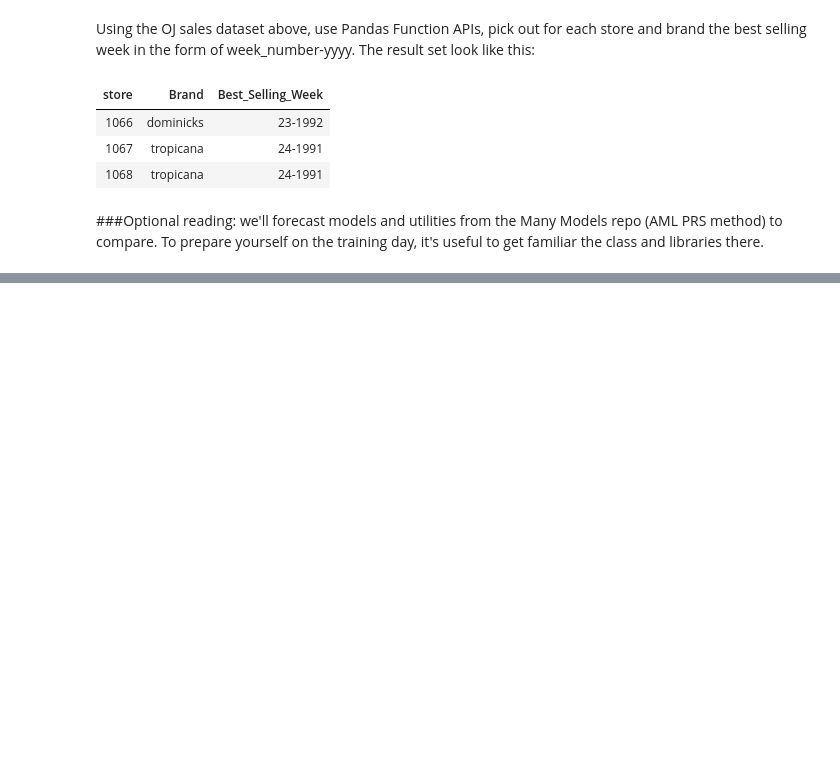
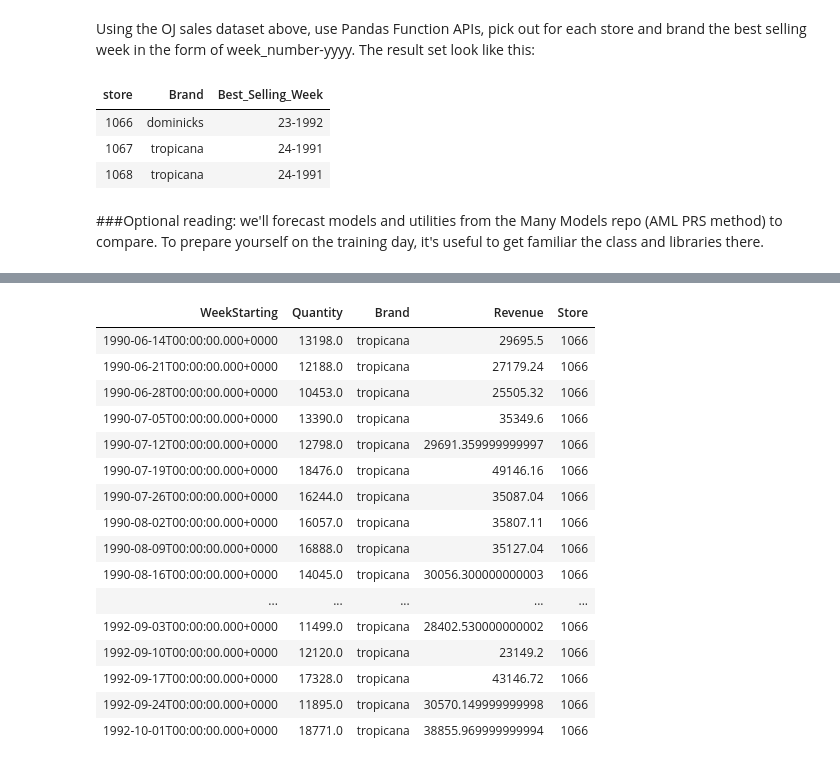
Before and after one commit to james-tn/Many-Models, a Jupyter notebook: code/many_models_spark.ipynb, the cells around one changed output, grey strips where cells are left out. Saved outputs shown, nothing was run; the diff lists cells and outputs as text; code cells hidden in the pictures; blank space fills up the shorter version.

Commit message:
Update training content

```diff
--- a/code/many_models_spark.ipynb
+++ b/code/many_models_spark.ipynb
@@ -70,0 +101,4 @@ https://github.com/microsoft/solution-accelerator-many-models/blob/master/Custom
+# %%
+#Getting data
+import pandas as pd
+train_data_df = spark.sql("select to_timestamp(WeekStarting) WeekStarting, float(Quantity), Brand,Revenue, Store from OJ_Sales_Data where Store = '1066' and Brand ='tropicana'").toPandas()
@@ -70,0 +107,20 @@ https://github.com/microsoft/solution-accelerator-many-models/blob/master/Custom
+# %%
+display(train_data_df)
+# %% [output]
+| WeekStarting | Quantity | Brand | Revenue | Store |
+| 1990-06-14T00:00:00.000+0000 | 13198.0 | tropicana | 29695.5 | 1066 |
+| 1990-06-21T00:00:00.000+0000 | 12188.0 | tropicana | 27179.24 | 1066 |
+| 1990-06-28T00:00:00.000+0000 | 10453.0 | tropicana | 25505.32 | 1066 |
+| 1990-07-05T00:00:00.000+0000 | 13390.0 | tropicana | 35349.6 | 1066 |
+| 1990-07-12T00:00:00.000+0000 | 12798.0 | tropicana | 29691.359999999997 | 1066 |
+| 1990-07-19T00:00:00.000+0000 | 18476.0 | tropicana | 49146.16 | 1066 |
+| 1990-07-26T00:00:00.000+0000 | 16244.0 | tropicana | 35087.04 | 1066 |
+| 1990-08-02T00:00:00.000+0000 | 16057.0 | tropicana | 35807.11 | 1066 |
+| 1990-08-09T00:00:00.000+0000 | 16888.0 | tropicana | 35127.04 | 1066 |
+| 1990-08-16T00:00:00.000+0000 | 14045.0 | tropicana | 30056.300000000003 | 1066 |
+| ... | ... | ... | ... | ... |
+| 1992-09-03T00:00:00.000+0000 | 11499.0 | tropicana | 28402.530000000002 | 1066 |
+| 1992-09-10T00:00:00.000+0000 | 12120.0 | tropicana | 23149.2 | 1066 |
+| 1992-09-17T00:00:00.000+0000 | 17328.0 | tropicana | 43146.72 | 1066 |
+| 1992-09-24T00:00:00.000+0000 | 11895.0 | tropicana | 30570.149999999998 | 1066 |
+| 1992-10-01T00:00:00.000+0000 | 18771.0 | tropicana | 38855.969999999994 | 1066 |
```
Also changed, not shown: parts of 19 cells of this notebook.
